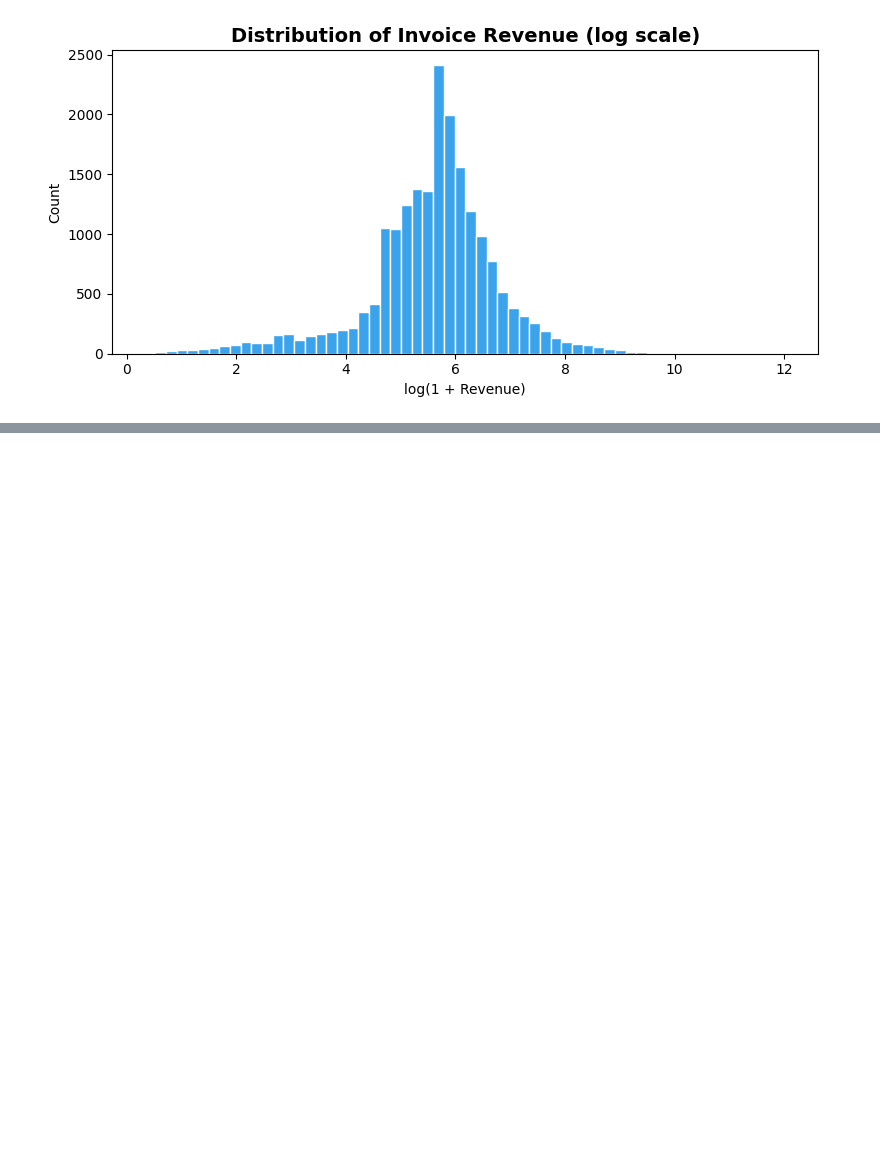
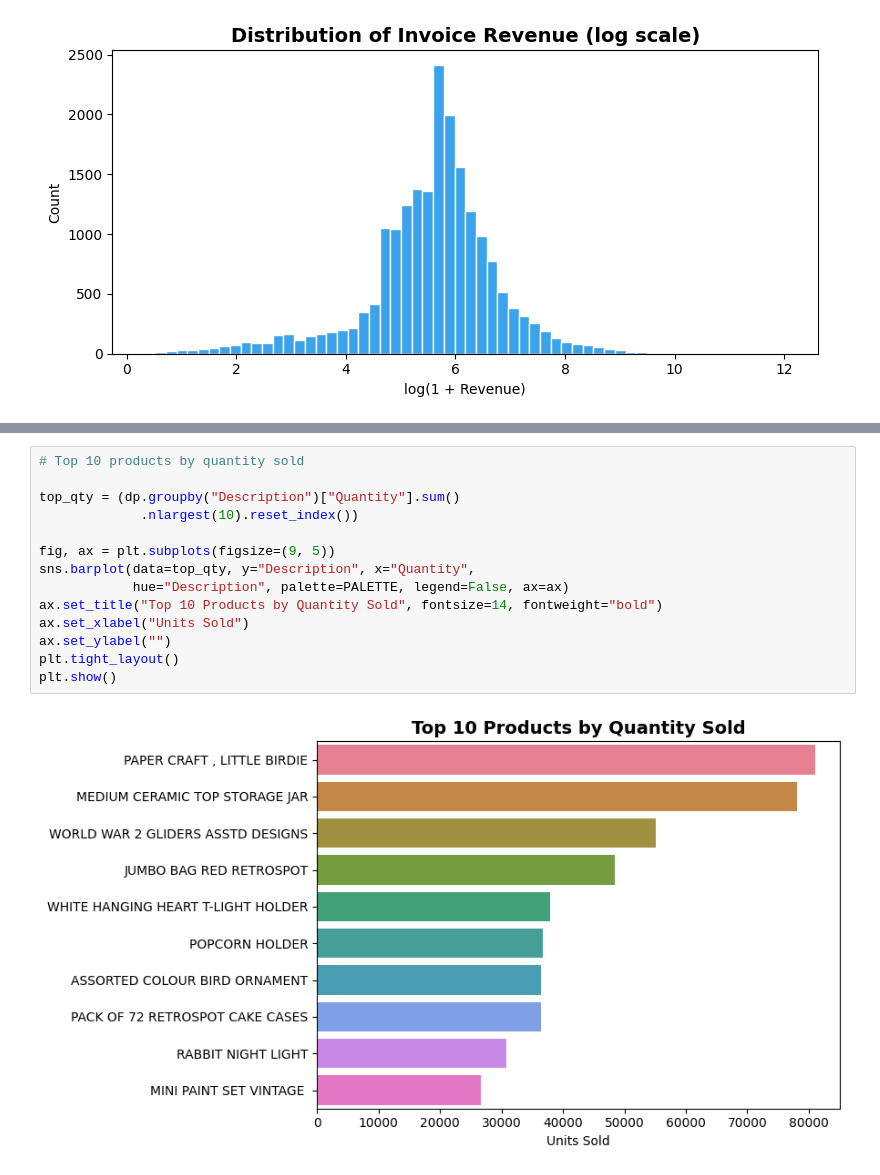
Before and after one commit to umiSirya/FUTURE_DS_01, a Jupyter notebook: sales_performance.ipynb, the cells around one changed output, grey strips where cells are left out. Drawn from its saved outputs; the diff is of its cells as text; blank space fills up the shorter version.

```diff
--- a/sales_performance.ipynb
+++ b/sales_performance.ipynb
@@ -336,0 +347,16 @@ plt.show()
+# %%
+# Top 10 products by quantity sold
+
+top_qty = (dp.groupby("Description")["Quantity"].sum()
+             .nlargest(10).reset_index())
+
+fig, ax = plt.subplots(figsize=(9, 5))
+sns.barplot(data=top_qty, y="Description", x="Quantity",
+            hue="Description", palette=PALETTE, legend=False, ax=ax)
+ax.set_title("Top 10 Products by Quantity Sold", fontsize=14, fontweight="bold")
+ax.set_xlabel("Units Sold")
+ax.set_ylabel("")
+plt.tight_layout()
+plt.show()
+# %% [output]
+[figure, added]
```
Also changed, not shown: parts of 7 cells of this notebook.
